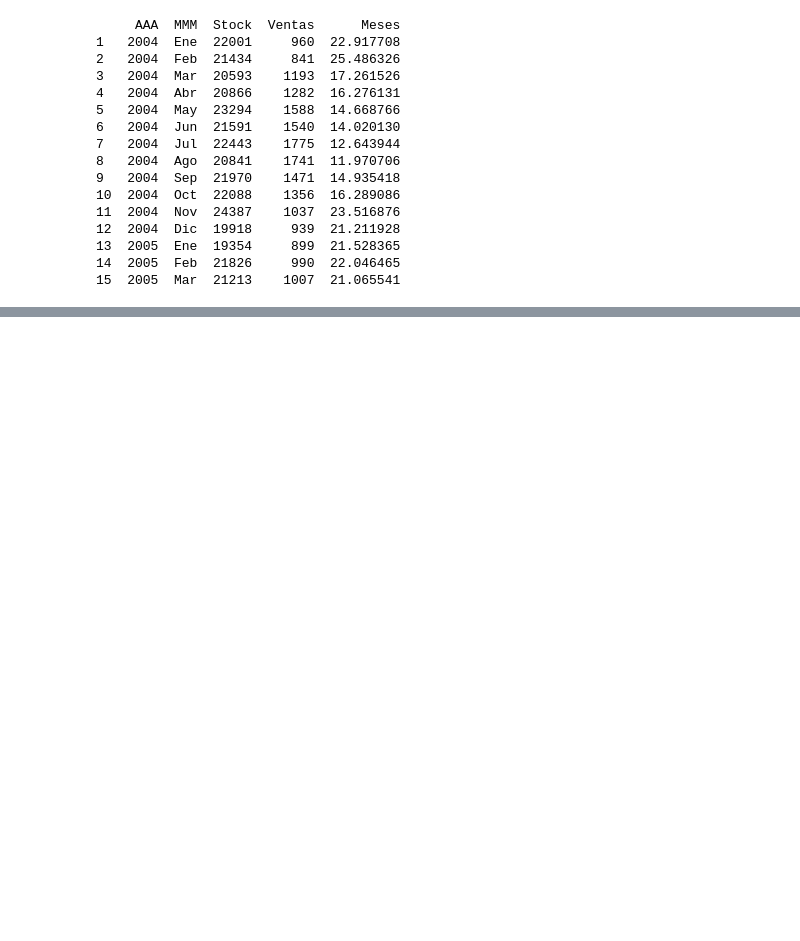
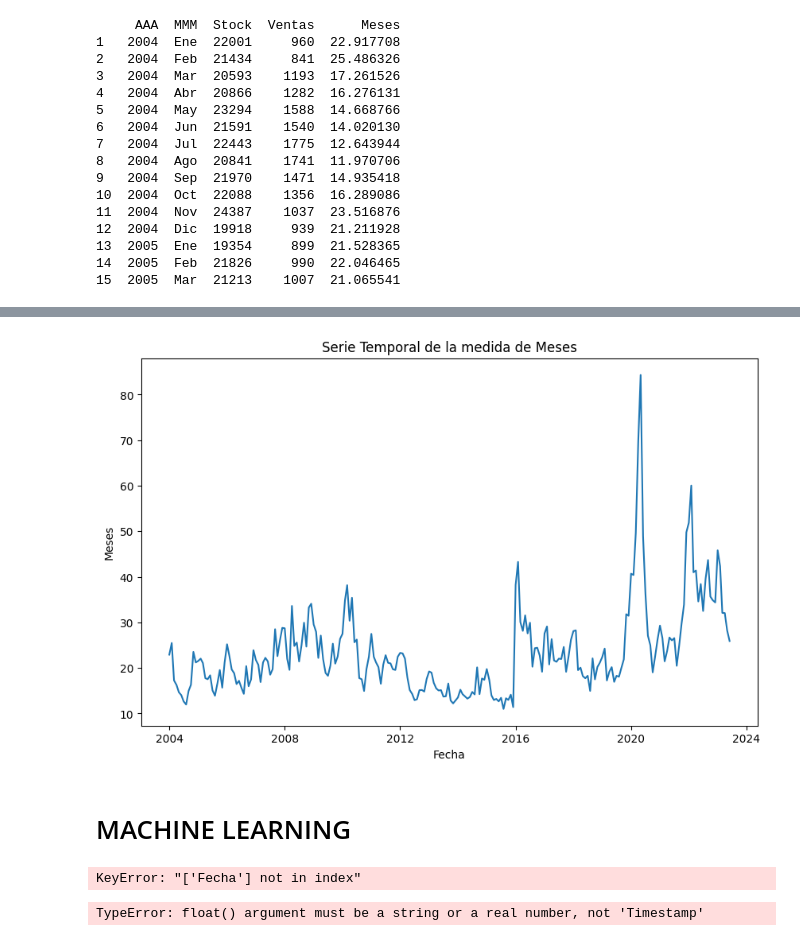
Before and after one commit to JoseManuelOberreuter/Machine_Learning_Projects, a Jupyter notebook: Housing_prices/main.ipynb, the cells around one changed output, grey strips where cells are left out. Saved outputs shown, nothing was run; the diff lists cells and outputs as text; code cells hidden in the pictures; blank space fills up the shorter version.

```diff
--- a/Housing_prices/main.ipynb
+++ b/Housing_prices/main.ipynb
@@ -124,0 +240,12 @@ max    3764.000000   84.314851
+# %%
+# Gráfico de la serie temporal de la medida de 'Meses'
+plt.figure(figsize=(10, 6))
+plt.plot(df['Fecha'],df['Meses'])
+plt.xlabel('Fecha')
+plt.ylabel('Meses')
+plt.title('Serie Temporal de la medida de Meses')
+plt.show()
+# %% [output]
+[figure, added]
+# %% [markdown]
+# MACHINE LEARNING
@@ -124,0 +255,13 @@ max    3764.000000   84.314851
+# %%
+df['Año'] = df['Fecha'].dt.year
+df['Mes'] = df['Fecha'].dt.month
+# Eliminar la columna 'Fecha' original
+df = df.drop('Fecha', axis=1)
+
+
+# Características (X): todas las columnas excepto 'Ventas'
+X = df[['Fecha', 'Stock', 'Meses']]
+# Variable a predecir (y): 'Ventas'
+y = df['Ventas']
+# %% [output]
+KeyError: "['Fecha'] not in index"
@@ -124,0 +271,6 @@ max    3764.000000   84.314851
+# %%
+# Inicializar y entrenar el modelo
+model = LinearRegression()
+model.fit(X_train, y_train)
+# %% [output]
+TypeError: float() argument must be a string or a real number, not 'Timestamp'
```
Also changed, not shown: parts of 17 cells of this notebook.
